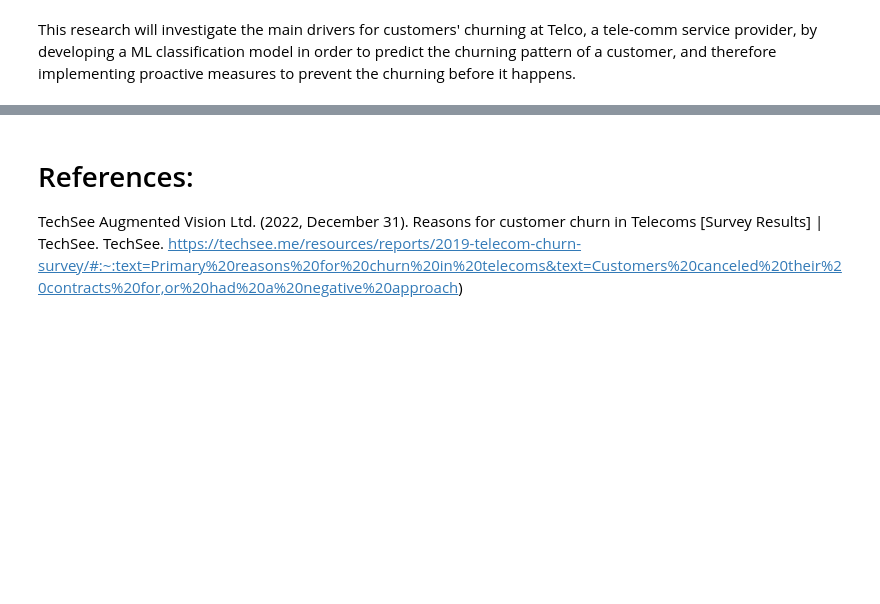
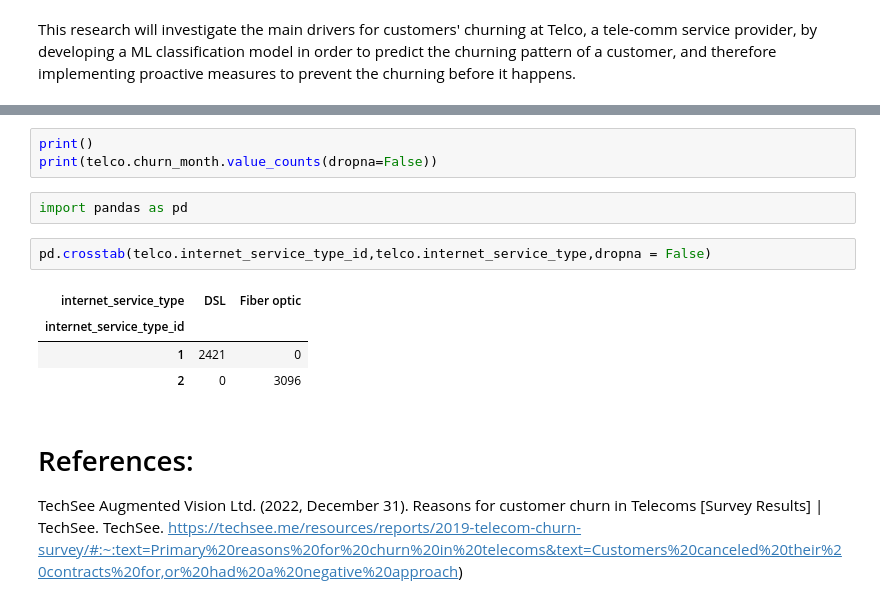
Before and after one commit to kelseyhangyu/Telcos_Customer_Churn_Drivers, a Jupyter notebook: Telco's churning investigation full notes.ipynb, the cells around one changed output, grey strips where cells are left out. Cells and saved outputs as stored; diff of their text form; blank space fills up the shorter version.

```diff
--- a/Telco's churning investigation full notes.ipynb
+++ b/Telco's churning investigation full notes.ipynb
@@ -35,3 +134,15 @@ LEFT JOIN payment_types ON customers.payment_type_id = payment_types.payment_typ
+# %%
+print()
+print(telco.churn_month.value_counts(dropna=False))
+# %%
+import pandas as pd
+# %%
+pd.crosstab(telco.internet_service_type_id,telco.internet_service_type,dropna = False)
+# %% [output]
+| internet_service_type | DSL | Fiber optic |
+| internet_service_type_id |  |  |
+| 1 | 2421 | 0 |
+| 2 | 0 | 3096 |
 # %% [markdown]
 # References:
 
```
Also changed, not shown: parts of 13 cells of this notebook.
